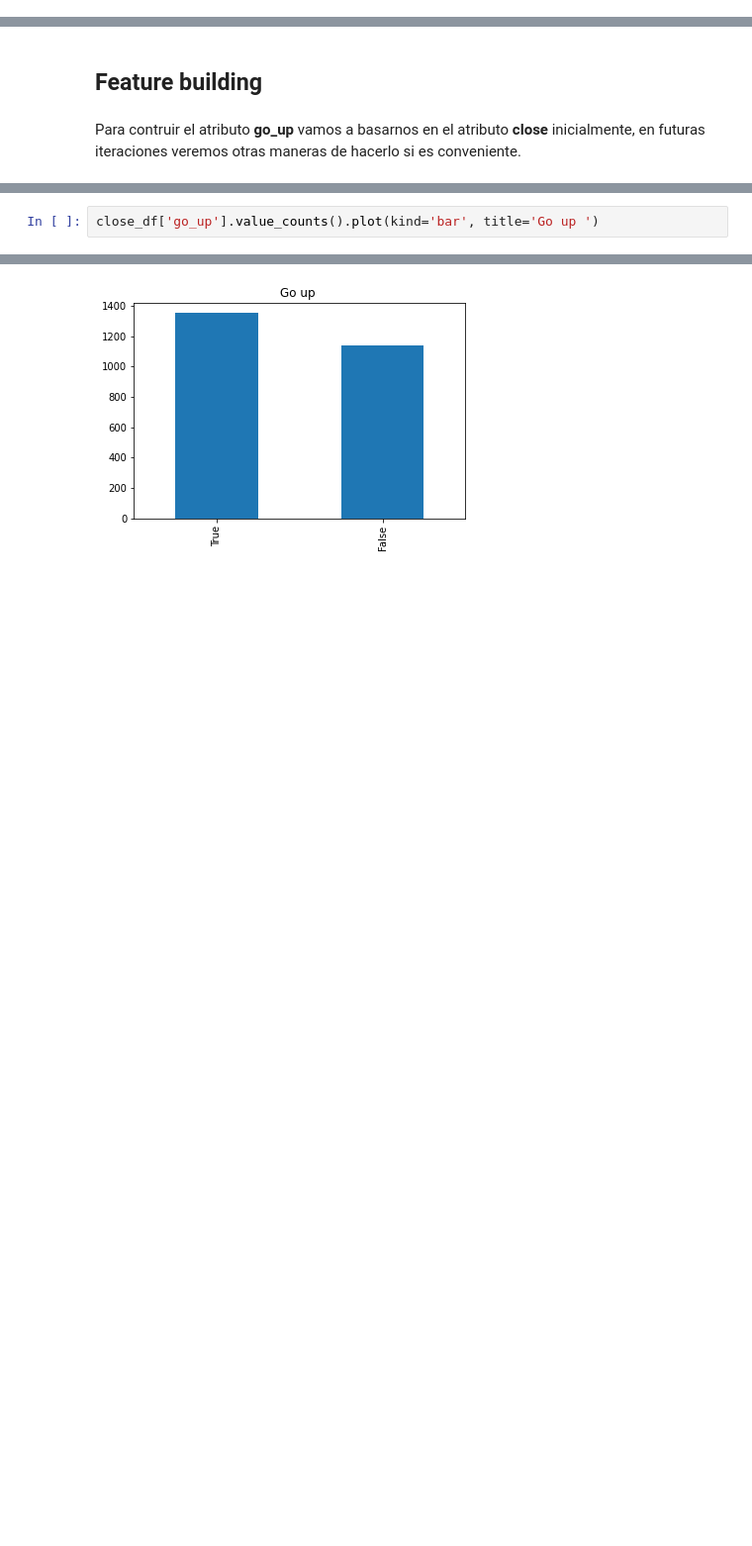
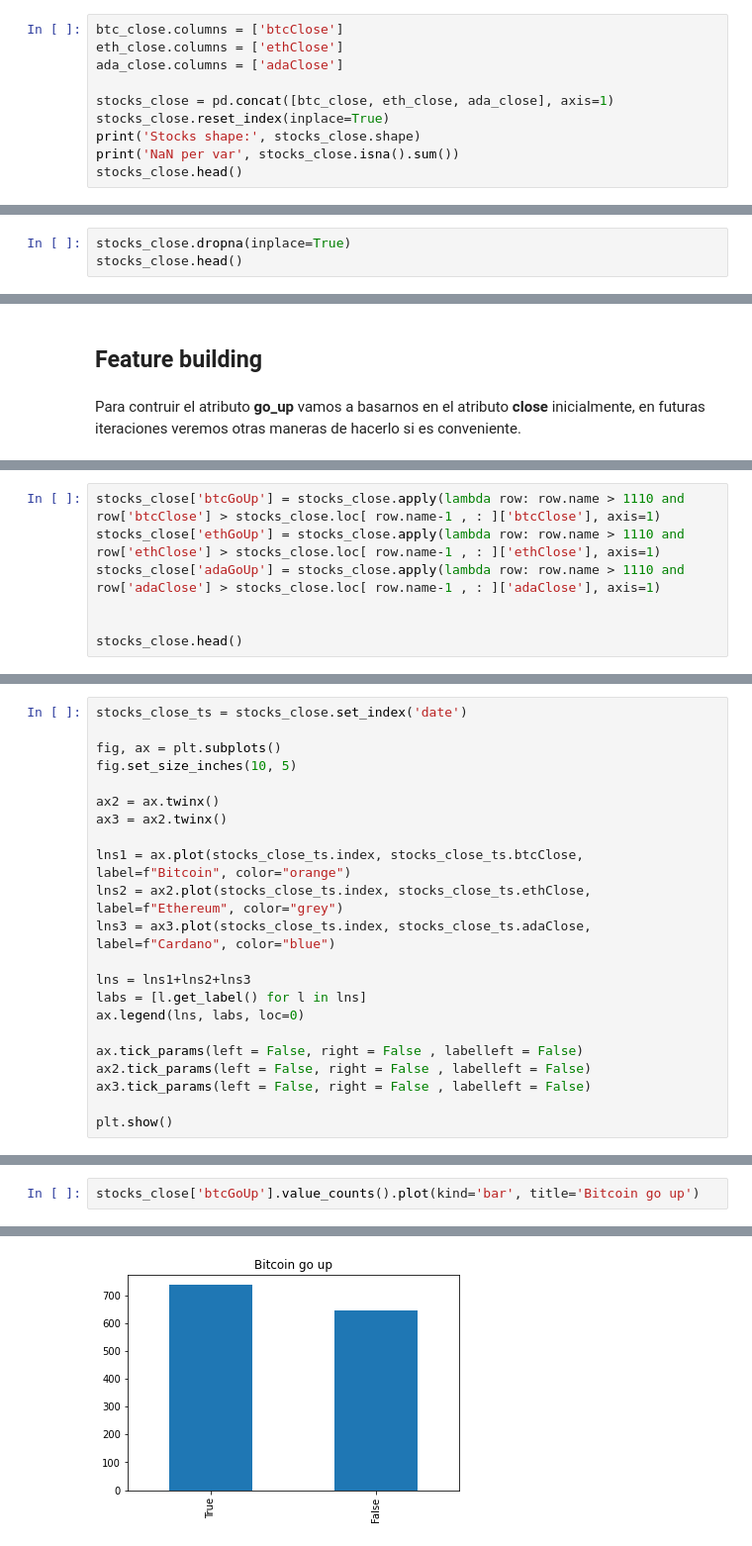
Before and after one commit to CHERR4/TFM-Crypto-Predict, a Jupyter notebook: TFM_Data_Preparation.ipynb, the cells around one changed output, grey strips where cells are left out. Shown at 99% size. Cells and saved outputs as stored; diff of their text form; blank space fills up the shorter version.

```diff
--- a/TFM_Data_Preparation.ipynb
+++ b/TFM_Data_Preparation.ipynb
@@ -261,0 +308,10 @@ stock_prices
+# %%
+btc_close.columns = ['btcClose']
+eth_close.columns = ['ethClose']
+ada_close.columns = ['adaClose']
+
+stocks_close = pd.concat([btc_close, eth_close, ada_close], axis=1)
+stocks_close.reset_index(inplace=True)
+print('Stocks shape:', stocks_close.shape)
+print('NaN per var', stocks_close.isna().sum())
+stocks_close.head()
@@ -261,0 +331,3 @@ stock_prices
+# %%
+stocks_close.dropna(inplace=True)
+stocks_close.head()
@@ -275,0 +345,7 @@ stock_prices.head()
+# %%
+stocks_close['btcGoUp'] = stocks_close.apply(lambda row: row.name > 1110 and row['btcClose'] > stocks_close.loc[ row.name-1 , : ]['btcClose'], axis=1)
+stocks_close['ethGoUp'] = stocks_close.apply(lambda row: row.name > 1110 and row['ethClose'] > stocks_close.loc[ row.name-1 , : ]['ethClose'], axis=1)
+stocks_close['adaGoUp'] = stocks_close.apply(lambda row: row.name > 1110 and row['adaClose'] > stocks_close.loc[ row.name-1 , : ]['adaClose'], axis=1)
+
+
+stocks_close.head()
@@ -328,0 +396,22 @@ plot_df(close_df, x=close_df.index, y=close_df.close, title='Close Values $')
+# %%
+stocks_close_ts = stocks_close.set_index('date')
+
+fig, ax = plt.subplots()
+fig.set_size_inches(10, 5)
+
+ax2 = ax.twinx()
+ax3 = ax2.twinx()
+
+lns1 = ax.plot(stocks_close_ts.index, stocks_close_ts.btcClose, label=f"Bitcoin", color="orange")
+lns2 = ax2.plot(stocks_close_ts.index, stocks_close_ts.ethClose, label=f"Ethereum", color="grey")
+lns3 = ax3.plot(stocks_close_ts.index, stocks_close_ts.adaClose, label=f"Cardano", color="blue")
+
+lns = lns1+lns2+lns3
+labs = [l.get_label() for l in lns]
+ax.legend(lns, labs, loc=0)
+
+ax.tick_params(left = False, right = False , labelleft = False)
+ax2.tick_params(left = False, right = False , labelleft = False)
+ax3.tick_params(left = False, right = False , labelleft = False)
+
+plt.show()
@@ -329,5 +420,5 @@ plot_df(close_df, x=close_df.index, y=close_df.close, title='Close Values $')
 # %%
-close_df['go_up'].value_counts().plot(kind='bar', title='Go up ')
+stocks_close['btcGoUp'].value_counts().plot(kind='bar', title='Bitcoin go up')
 # %% [output]
 <matplotlib.axes._subplots.AxesSubplot at 0x...>
-[figure, old version]
+[figure, new version]
```
Also changed, not shown: parts of 74 cells of this notebook, 12 other files.
